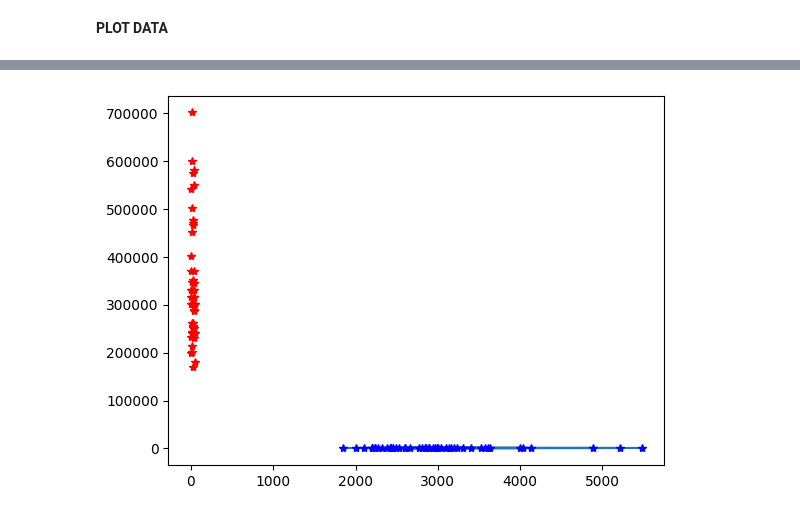
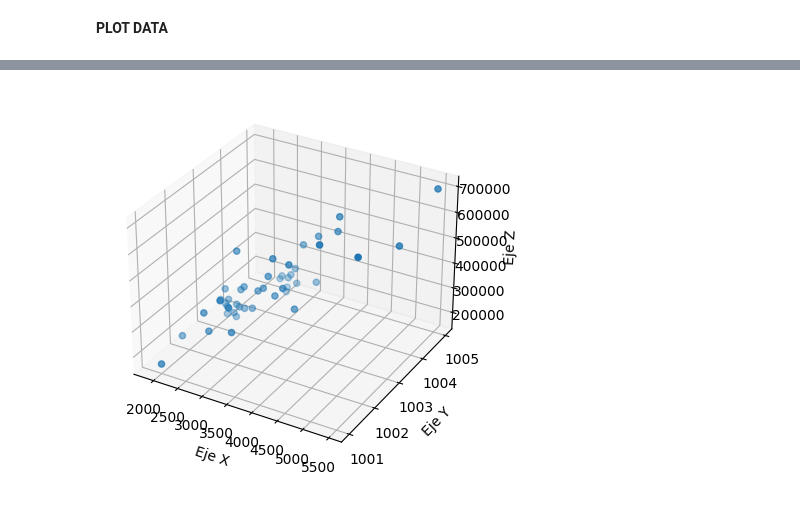
Before and after one commit to jcagudelo12/IA, a Jupyter notebook: RegresionLineal_2_Variables/R_Lineal_Two_Variable.ipynb, the cells around one changed output, grey strips where cells are left out. Cells and saved outputs as stored; diff of their text form; code cells hidden in the pictures.

```diff
--- a/RegresionLineal_2_Variables/R_Lineal_Two_Variable.ipynb
+++ b/RegresionLineal_2_Variables/R_Lineal_Two_Variable.ipynb
@@ -100,7 +108,17 @@ Beta2:  [-0.001635]
-# %%
-h_beta = np.dot(X,Beta) #cambiar por grafica 3D
-plt.plot(data[:,0],data[:,1],data[:,2],'r*')
-plt.plot(data[:,0],h_beta,'b*')
-plt.show()
-# %% [output]
-[figure, removed]
+# %%
+# Crear una figura y un eje 3D
+fig = plt.figure()
+ax = fig.add_subplot(111, projection='3d')
+
+# Graficar los datos en 3D
+ax.scatter(data[:,0],data[:,1],data[:,2])
+
+# Personalizar el gráfico
+ax.set_xlabel('Eje X')
+ax.set_ylabel('Eje Y')
+ax.set_zlabel('Eje Z')
+
+# Mostrar el gráfico
+plt.show()
+# %% [output]
+[figure, added]
```
Also changed, not shown: parts of 4 cells of this notebook, 1 other file.
